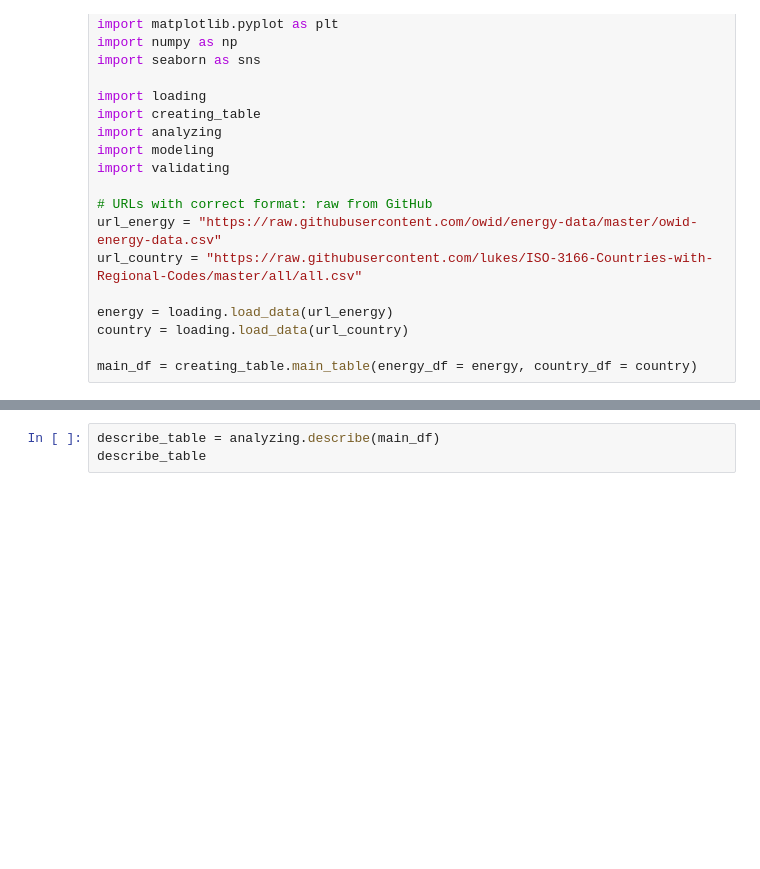
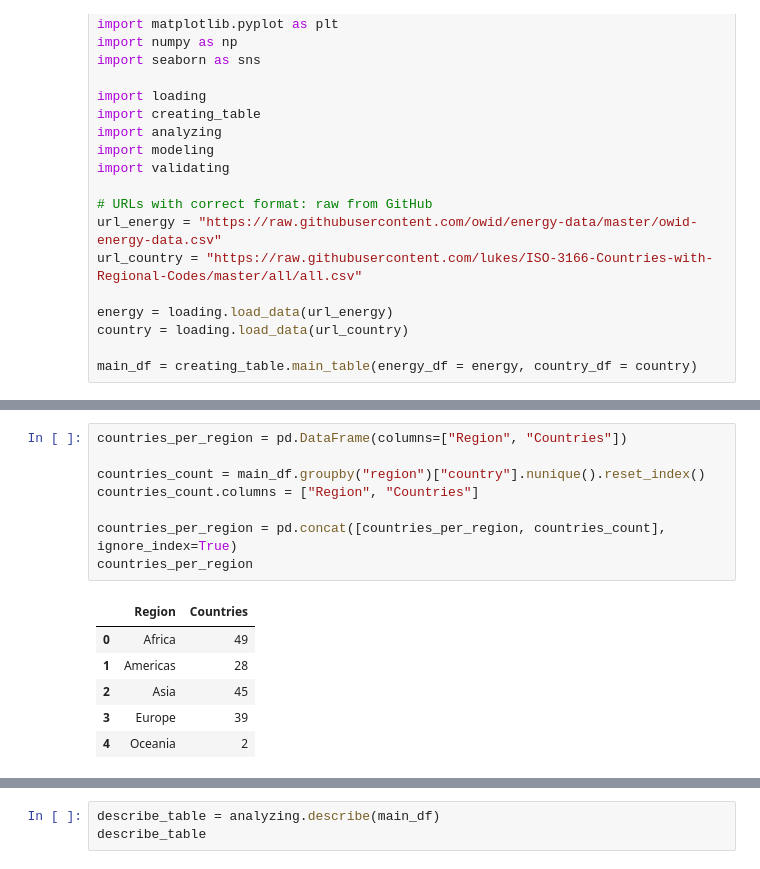
Before and after one commit to laurabelg/PYTHON_FINAL_PROJECT, a Jupyter notebook: energy_model.ipynb, the cells around one changed output, grey strips where cells are left out. Drawn from its saved outputs; the diff is of its cells as text; blank space fills up the shorter version.

```diff
--- a/energy_model.ipynb
+++ b/energy_model.ipynb
@@ -50,0 +51,15 @@ main_df
+# %%
+countries_per_region = pd.DataFrame(columns=["Region", "Countries"])
+
+countries_count = main_df.groupby("region")["country"].nunique().reset_index()
+countries_count.columns = ["Region", "Countries"]
+
+countries_per_region = pd.concat([countries_per_region, countries_count], ignore_index=True)
+countries_per_region
+# %% [output]
+|  | Region | Countries |
+| 0 | Africa | 49 |
+| 1 | Americas | 28 |
+| 2 | Asia | 45 |
+| 3 | Europe | 39 |
+| 4 | Oceania | 2 |
```
Also changed, not shown: parts of 15 cells of this notebook, 2 other files.
